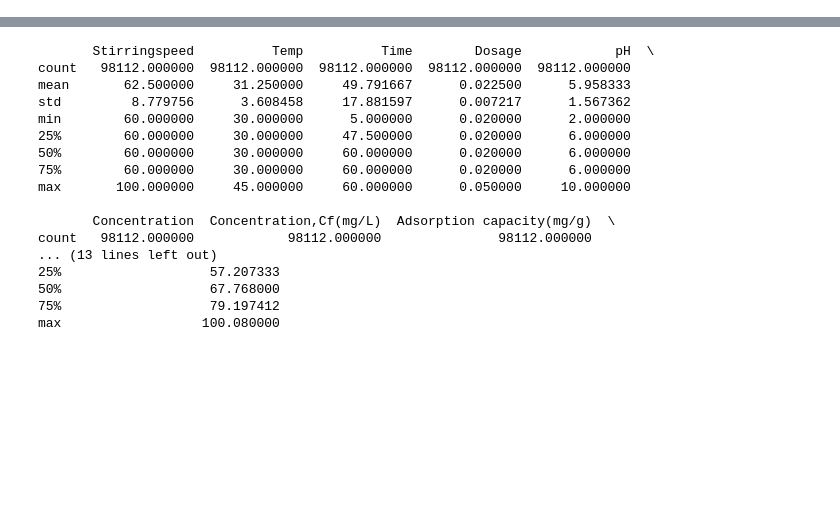
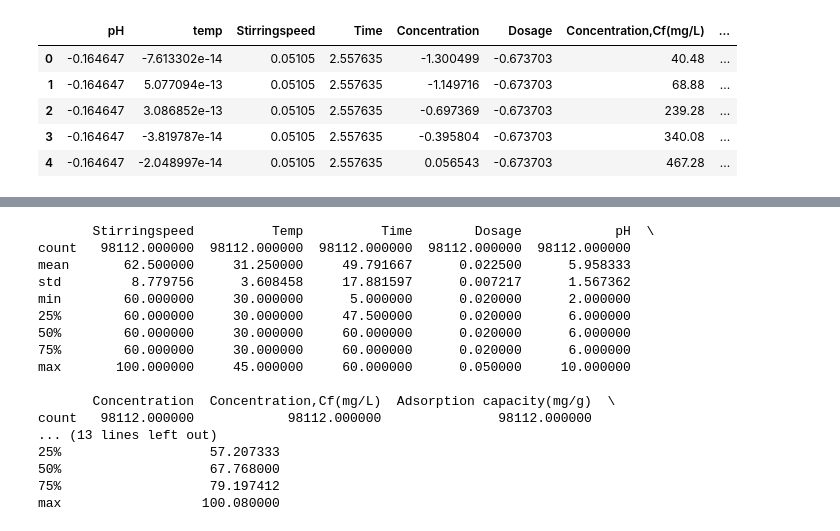
Before and after one commit to MominaAnees/sharing_github, a Jupyter notebook: ANN model of MR dye.ipynb, the cells around one changed output, grey strips where cells are left out. Drawn from its saved outputs; the diff is of its cells as text; code cells hidden in the pictures; blank space fills up the shorter version.

```diff
--- a/ANN model of MR dye.ipynb
+++ b/ANN model of MR dye.ipynb
@@ -8,0 +48,11 @@ import matplotlib.pyplot as plt
+# %%
+df_pca = pd.DataFrame(X_pca, columns=['pH', 'temp','Stirringspeed', 'Time', 'Concentration', 'Dosage'])
+df_pca[['Concentration,Cf(mg/L)', 'Adsorption capacity(mg/g))', 'Adsorption efficiency(%)']]=y
+df_pca.head()
+# %% [output]
+|  | pH | temp | Stirringspeed | Time | Concentration | Dosage | Concentration,Cf(mg/L) | ... |
+| 0 | -0.164647 | -7.613302e-14 | 0.05105 | 2.557635 | -1.300499 | -0.673703 | 40.48 | ... |
+| 1 | -0.164647 | 5.077094e-13 | 0.05105 | 2.557635 | -1.149716 | -0.673703 | 68.88 | ... |
+| 2 | -0.164647 | 3.086852e-13 | 0.05105 | 2.557635 | -0.697369 | -0.673703 | 239.28 | ... |
+| 3 | -0.164647 | -3.819787e-14 | 0.05105 | 2.557635 | -0.395804 | -0.673703 | 340.08 | ... |
+| 4 | -0.164647 | -2.048997e-14 | 0.05105 | 2.557635 | 0.056543 | -0.673703 | 467.28 | ... |
```
Also changed, not shown: parts of 12 cells of this notebook.
